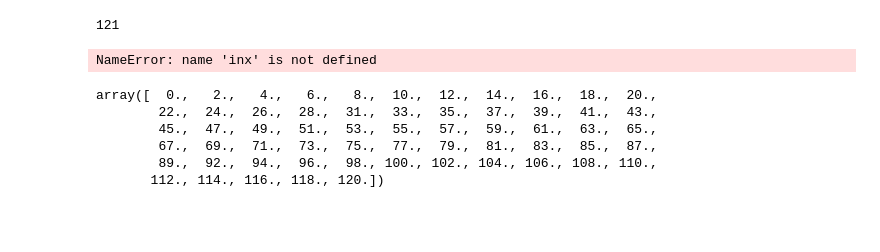
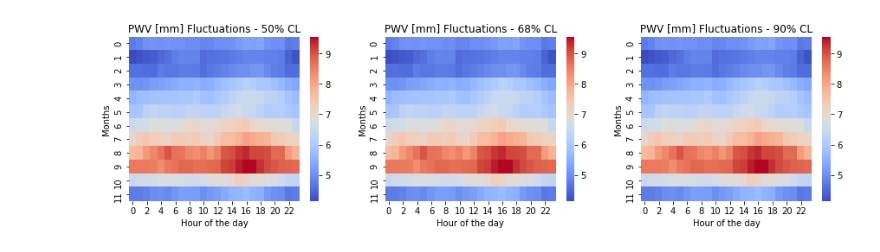
Before and after one commit to cmbgroundbased/weather_analysis, a Jupyter notebook: cookbook/Plot_weather.ipynb, the cells around one changed output. Saved outputs shown, nothing was run; the diff lists cells and outputs as text; code cells hidden in the pictures; blank space fills up the shorter version.

```diff
--- a/cookbook/Plot_weather.ipynb
+++ b/cookbook/Plot_weather.ipynb
@@ -241,18 +6,2 @@ NameError: name 'index' is not defined
-# %%
-print(len(band_I0))
-
-index= np.round(np.linspace(0, 120, 60))
-index = inx
-print(len(index))
-# %% [output]
-121
-NameError: name 'inx' is not defined
-# %%
-index
-# %% [output]
-array([  0.,   2.,   4.,   6.,   8.,  10.,  12.,  14.,  16.,  18.,  20.,
-        22.,  24.,  26.,  28.,  31.,  33.,  35.,  37.,  39.,  41.,  43.,
-        45.,  47.,  49.,  51.,  53.,  55.,  57.,  59.,  61.,  63.,  65.,
-        67.,  69.,  71.,  73.,  75.,  77.,  79.,  81.,  83.,  85.,  87.,
-        89.,  92.,  94.,  96.,  98., 100., 102., 104., 106., 108., 110.,
-       112., 114., 116., 118., 120.])
+# %%
+f=fits.open("./weather_STRIP_18mm.fits")
@@ -258,0 +10,39 @@ array([  0.,   2.,   4.,   6.,   8.,  10.,  12.,  14.,  16.,  18.,  20.,
+# %%
+seasonal_matrix_50 = np.empty(shape=[12, 24])
+seasonal_matrix_68 = np.empty(shape=[12, 24])
+seasonal_matrix_90 = np.empty(shape=[12, 24])
+
+for i in range(1, 13):
+    for j in range(0, 24):
+        tqv_cdf=f[i].data['TQV'][j, 2]
+        seasonal_matrix_50[i-1, j] =tqv_cdf
+
+        tqv_cdf=f[i].data['TQV'][j, 2]
+        seasonal_matrix_68[i-1, j] =tqv_cdf
+
+        tqv_cdf=f[i].data['TQV'][j, 2]
+        seasonal_matrix_90[i-1, j] =tqv_cdf
+# %%
+plt.figure(figsize=(15, 3.5))
+
+plt.subplot(131)
+plt.title("PWV [mm] Fluctuations - 50% CL")
+sns.heatmap(seasonal_matrix_50, cmap="coolwarm")#, vmin=7, vmax=18)
+plt.xlabel("Hour of the day")
+plt.ylabel("Months")
+
+plt.subplot(132)
+plt.title("PWV [mm] Fluctuations - 68% CL")
+sns.heatmap(seasonal_matrix_68, cmap="coolwarm")#, vmin=7, vmax=18)
+plt.xlabel("Hour of the day")
+plt.ylabel("Months")
+
+plt.subplot(133)
+plt.title("PWV [mm] Fluctuations - 90% CL")
+sns.heatmap(seasonal_matrix_90, cmap="coolwarm")#, vmin=7, vmax=18)
+plt.xlabel("Hour of the day")
+plt.ylabel("Months")
+
+plt.savefig("Seasonal_matrix.svg", format="svg")
+# %% [output]
+[figure, added]
```
Also changed, not shown: parts of 37 cells of this notebook, 4 other files.
